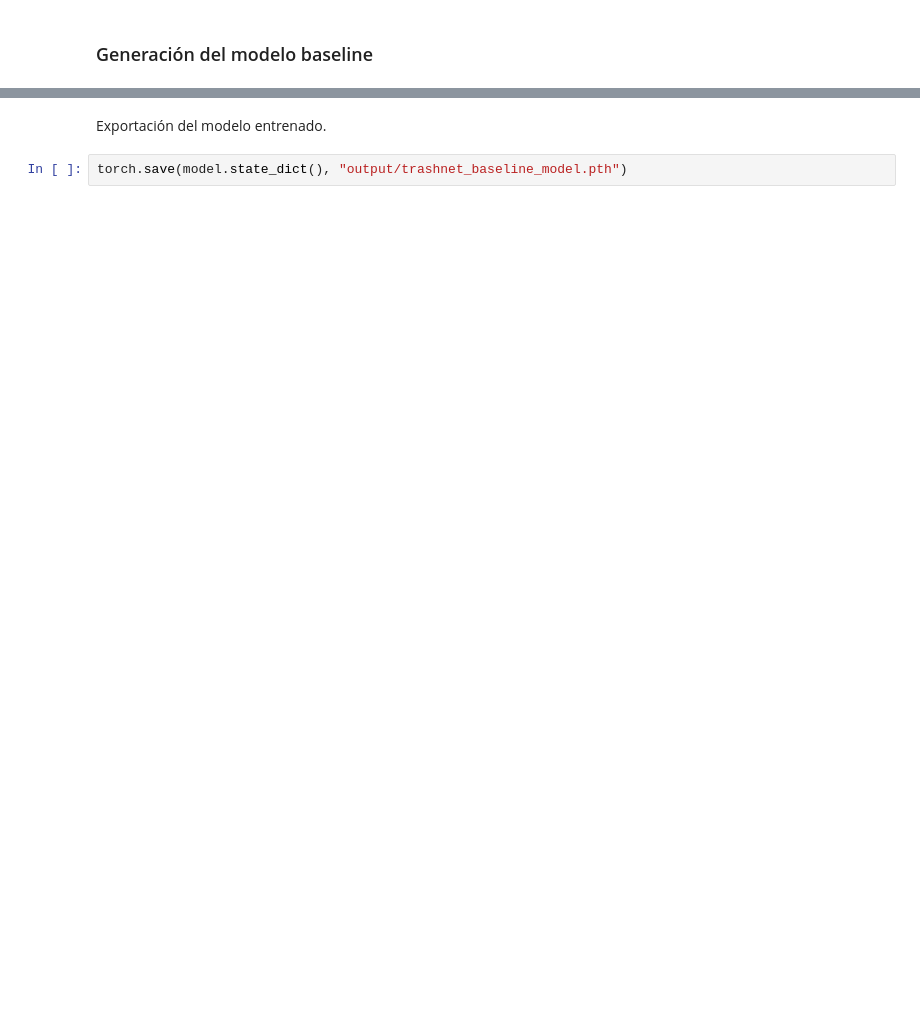
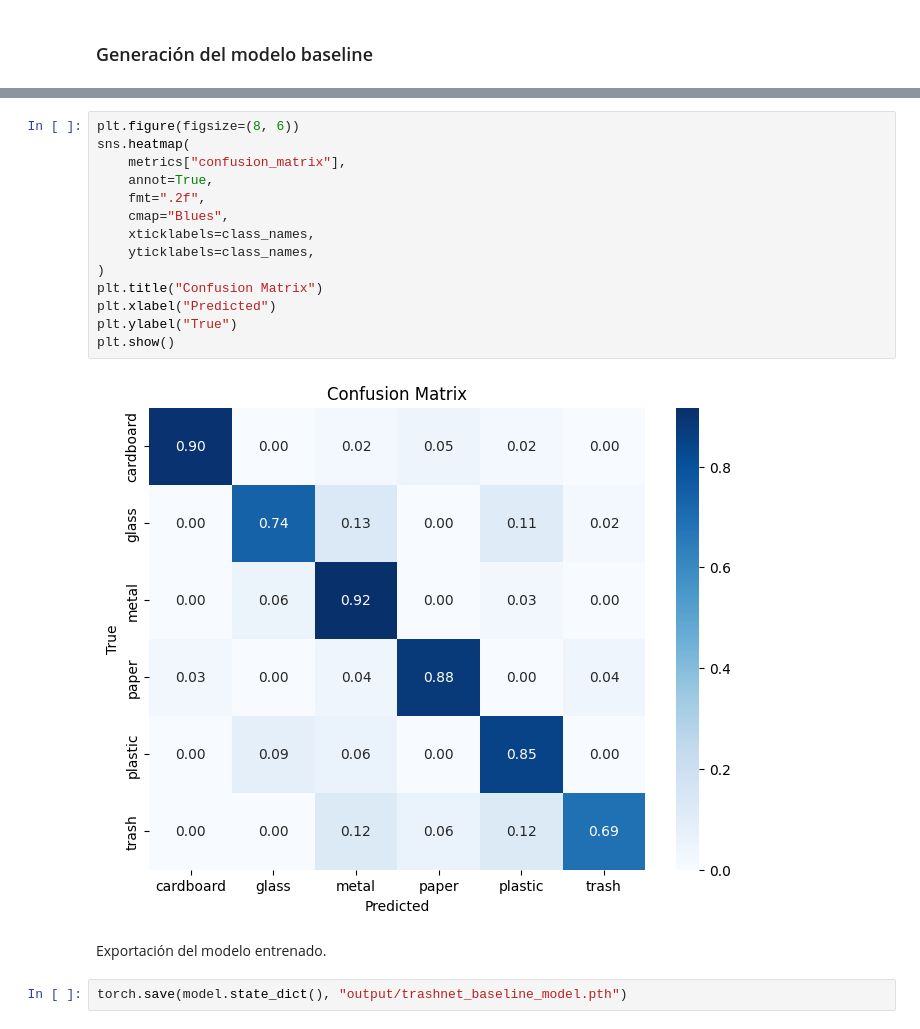
Before and after one commit to gonzafernan/ceia-vpc2, a Jupyter notebook: 02-trashnet-baseline.ipynb, the cells around one changed output, grey strips where cells are left out. Drawn from its saved outputs; the diff is of its cells as text; blank space fills up the shorter version.

```diff
--- a/02-trashnet-baseline.ipynb
+++ b/02-trashnet-baseline.ipynb
@@ -741,3 +754,19 @@ fig.tight_layout()
+# %%
+plt.figure(figsize=(8, 6))
+sns.heatmap(
+    metrics["confusion_matrix"],
+    annot=True,
+    fmt=".2f",
+    cmap="Blues",
+    xticklabels=class_names,
+    yticklabels=class_names,
+)
+plt.title("Confusion Matrix")
+plt.xlabel("Predicted")
+plt.ylabel("True")
+plt.show()
+# %% [output]
+[figure, added]
 # %% [markdown]
 Exportación del modelo entrenado.
 # %%
```
Also changed, not shown: parts of 21 cells of this notebook, 1 other file.
